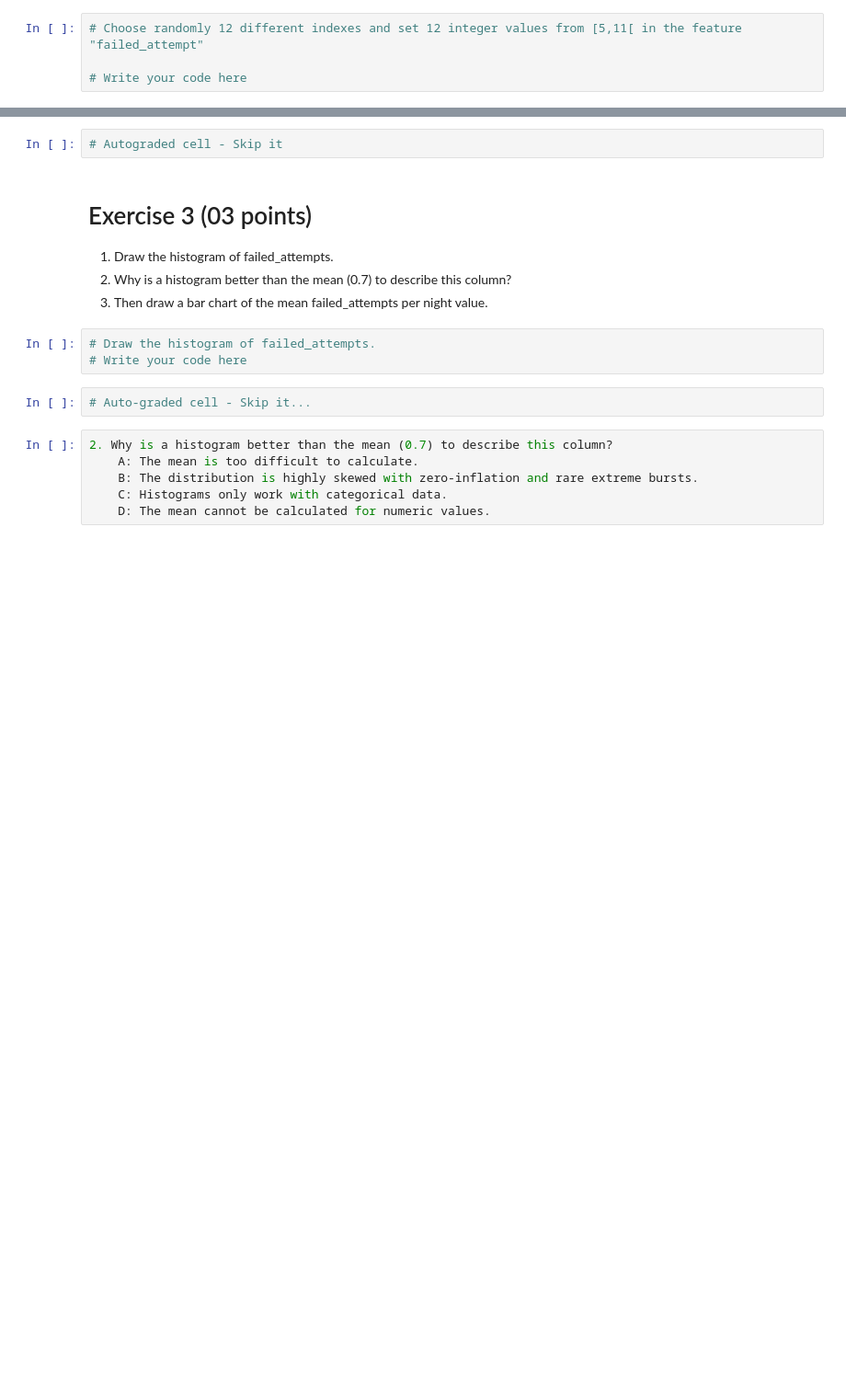
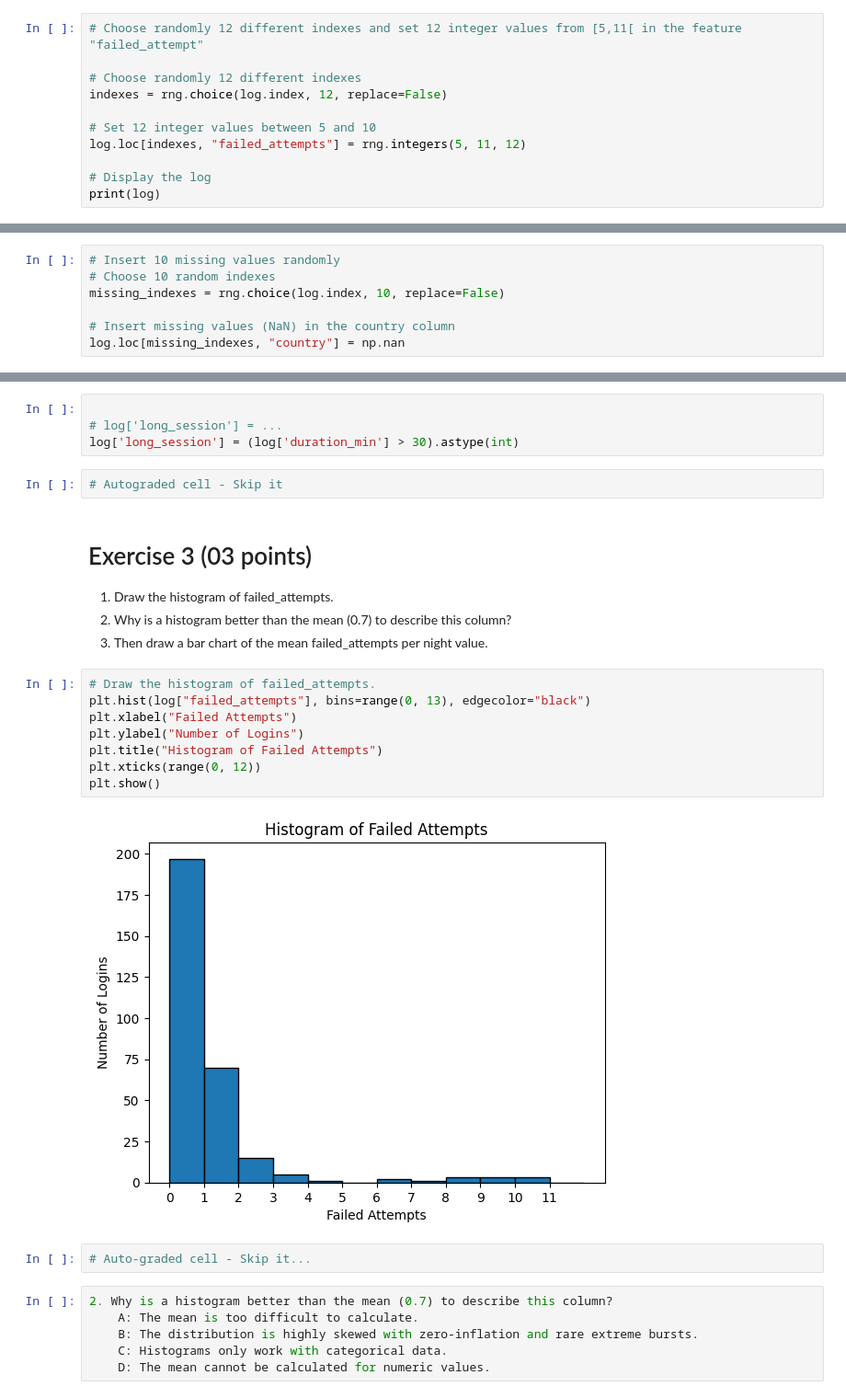
Before and after one commit to chaimagoutal/ING4-MLDLS-Workshop_1_Tools_and_Libraries, a Jupyter notebook: TP1.ipynb, the cells around one changed output, grey strips where cells are left out. Shown at 92% size. Saved outputs shown, nothing was run; the diff lists cells and outputs as text; blank space fills up the shorter version.

```diff
--- a/TP1.ipynb
+++ b/TP1.ipynb
@@ -77,4 +100,11 @@ log = pd.DataFrame({"user":    rng.choice(["ali", "sara", "yacine", "nour", "kar
 # %%
 # Choose randomly 12 different indexes and set 12 integer values from [5,11[ in the feature "failed_attempt"
 
-# Write your code here
+# Choose randomly 12 different indexes
+indexes = rng.choice(log.index, 12, replace=False)
+
+# Set 12 integer values between 5 and 10
+log.loc[indexes, "failed_attempts"] = rng.integers(5, 11, 12)
+
+# Display the log
+print(log)
@@ -88,3 +129,10 @@ log = pd.DataFrame({"user":    rng.choice(["ali", "sara", "yacine", "nour", "kar
+# %%
+# Insert 10 missing values randomly
+# Choose 10 random indexes
+missing_indexes = rng.choice(log.index, 10, replace=False)
+
+# Insert missing values (NaN) in the country column
+log.loc[missing_indexes, "country"] = np.nan
 # %%
 # Auto graded cell (missing values)
 # skip it
@@ -114,3 +180,7 @@ log = pd.DataFrame({"user":    rng.choice(["ali", "sara", "yacine", "nour", "kar
+# %%
+
+# log['long_session'] = ...
+log['long_session'] = (log['duration_min'] > 30).astype(int)
 # %%
 # Autograded cell - Skip it
 # %% [markdown]
@@ -118,9 +188,16 @@ log = pd.DataFrame({"user":    rng.choice(["ali", "sara", "yacine", "nour", "kar
 1. Draw the histogram of failed_attempts.
 2. Why is a histogram better than the mean (0.7) to describe this column?
 3. Then draw a bar chart of the mean failed_attempts per night value.
-# %%
-# Draw the histogram of failed_attempts.
-# Write your code here
+# %%
+# Draw the histogram of failed_attempts.
+plt.hist(log["failed_attempts"], bins=range(0, 13), edgecolor="black")
+plt.xlabel("Failed Attempts")
+plt.ylabel("Number of Logins")
+plt.title("Histogram of Failed Attempts")
+plt.xticks(range(0, 12))
+plt.show()
+# %% [output]
+[figure, added]
 # %%
 # Auto-graded cell - Skip it...
 # %%
```
Also changed, not shown: parts of 23 cells of this notebook.
